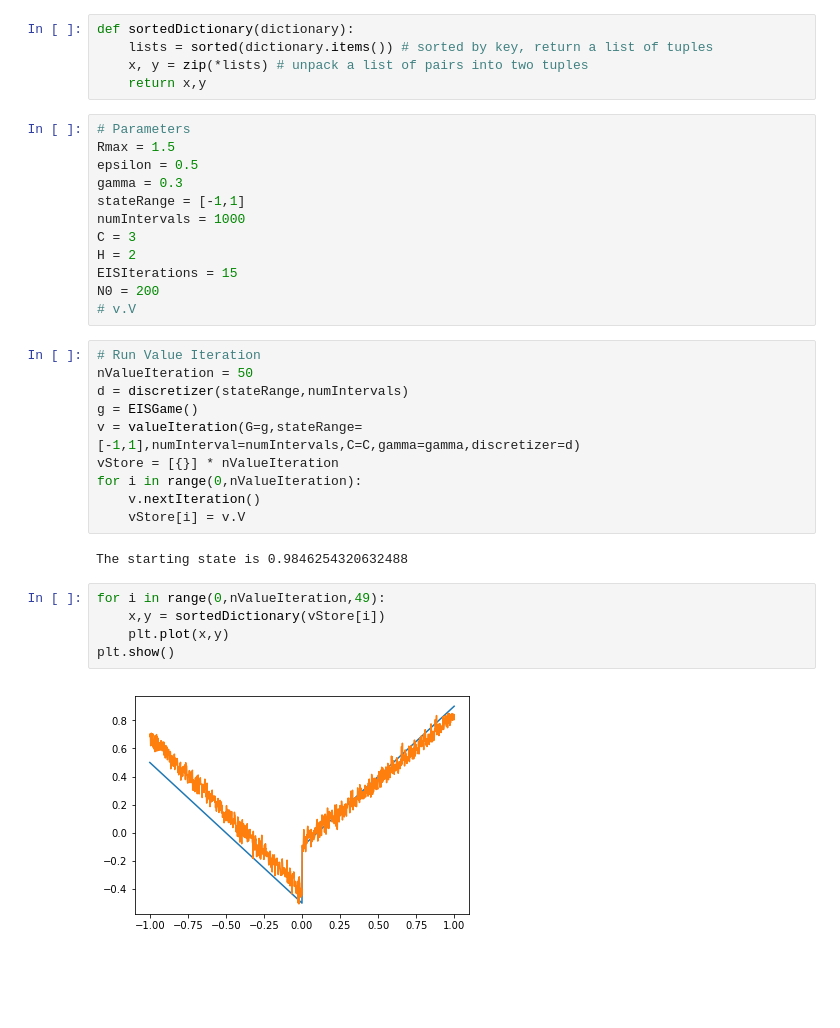
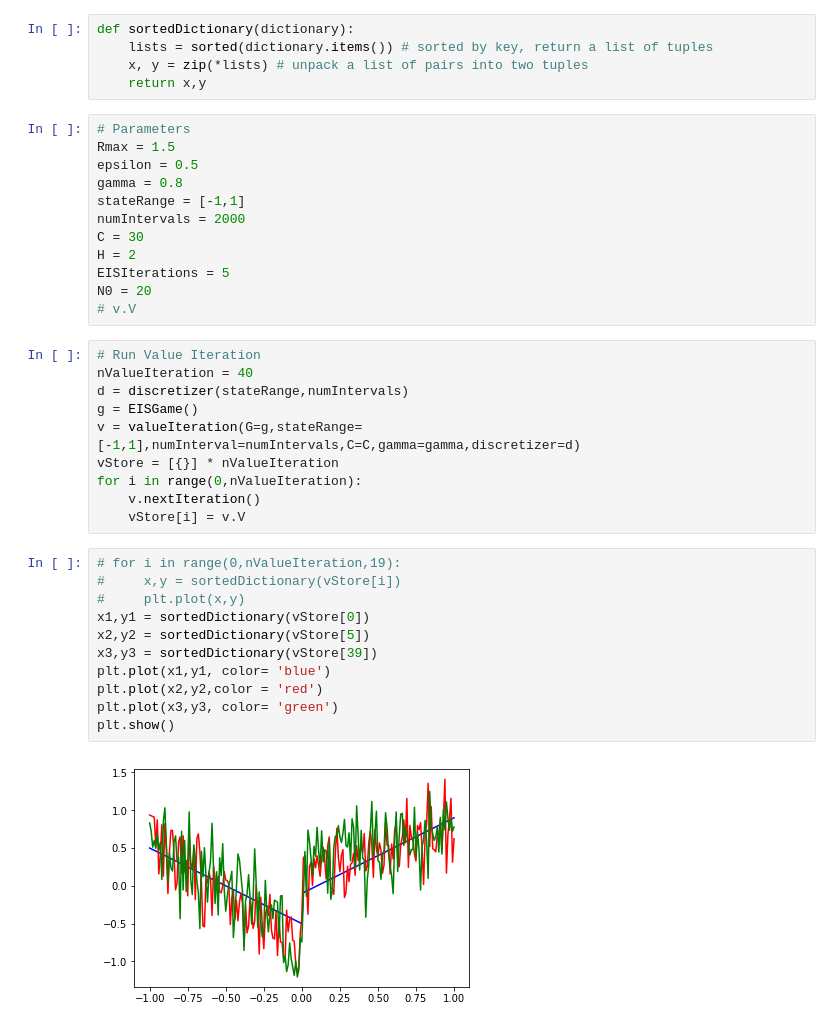
Before and after one commit to s2c/ExploreImproveSupervise, a Jupyter notebook: EIS.ipynb, the cells around one changed output. Drawn from its saved outputs; the diff is of its cells as text; blank space fills up the shorter version.

```diff
--- a/EIS.ipynb
+++ b/EIS.ipynb
@@ -17,17 +17,17 @@ def sortedDictionary(dictionary):
 # Parameters
 Rmax = 1.5
 epsilon = 0.5
-gamma = 0.3
+gamma = 0.8
 stateRange = [-1,1]
-numIntervals = 1000
-C = 3
+numIntervals = 2000
+C = 30
 H = 2
-EISIterations = 15
-N0 = 200
+EISIterations = 5
+N0 = 20
 # v.V
 # %%
 # Run Value Iteration
-nValueIteration = 50
+nValueIteration = 40
 d = discretizer(stateRange,numIntervals)
 g = EISGame()
 v = valueIteration(G=g,stateRange=[-1,1],numInterval=numIntervals,C=C,gamma=gamma,discretizer=d)
@@ -35,15 +35,19 @@ vStore = [{}] * nValueIteration
 for i in range(0,nValueIteration):
     v.nextIteration()
     vStore[i] = v.V
-# %% [output]
-The starting state is 0.9846254320632488
 # %%
-for i in range(0,nValueIteration,49):
-    x,y = sortedDictionary(vStore[i])
-    plt.plot(x,y)
+# for i in range(0,nValueIteration,19):
+#     x,y = sortedDictionary(vStore[i])
+#     plt.plot(x,y)
+x1,y1 = sortedDictionary(vStore[0])
+x2,y2 = sortedDictionary(vStore[5])
+x3,y3 = sortedDictionary(vStore[39])
+plt.plot(x1,y1, color= 'blue')
+plt.plot(x2,y2,color = 'red')
+plt.plot(x3,y3, color= 'green')
 plt.show()
 # %% [output]
-[figure, old version]
+[figure, new version]
 # %%
 # Building EIS
 model = None
```
Also changed, not shown: parts of 3 cells of this notebook, 2 other files.
